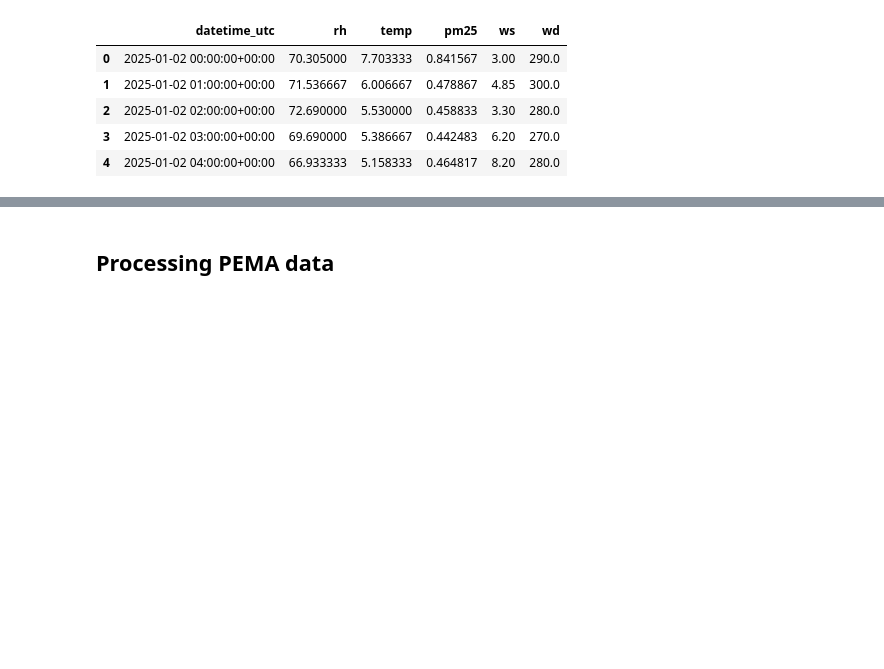
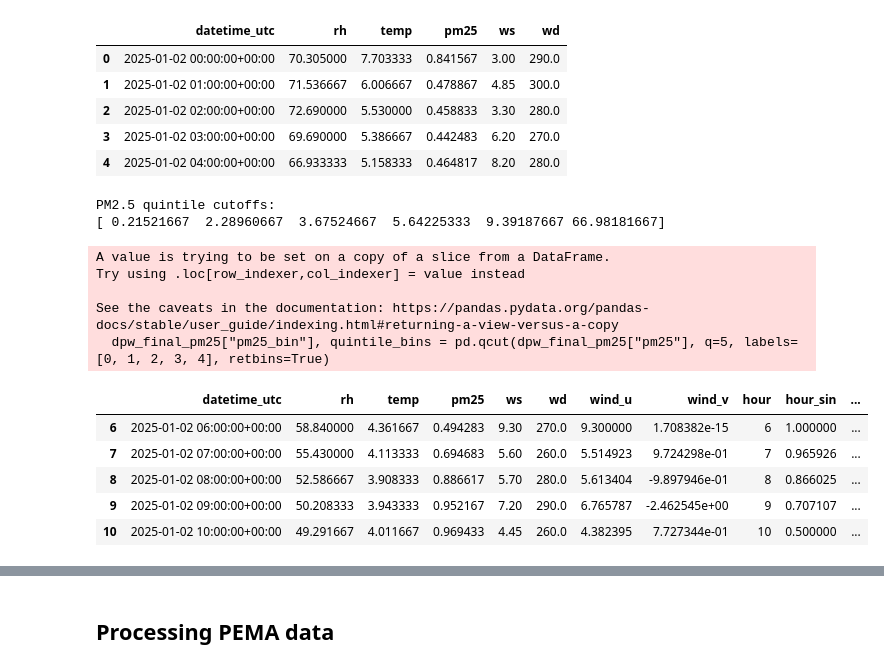
Before and after one commit to jacklardner/wind-pm-analysis, a Jupyter notebook: data cleaning.ipynb, the cells around one changed output, grey strips where cells are left out. Saved outputs shown, nothing was run; the diff lists cells and outputs as text; code cells hidden in the pictures; blank space fills up the shorter version.

```diff
--- a/data cleaning.ipynb
+++ b/data cleaning.ipynb
@@ -95,0 +93,21 @@ dpw_final_pm25.to_csv("final PM data/dpw_final_pm25.csv")
+# %%
+dpw_final_pm25.head()
+dpw_final_pm25["pm25_bin"], quintile_bins = pd.qcut(dpw_final_pm25["pm25"], q=5, labels=[0, 1, 2, 3, 4], retbins=True)
+print("PM2.5 quintile cutoffs:")
+print(quintile_bins)
+
+dpw_final_pm25.head()
+# %% [output]
+PM2.5 quintile cutoffs:
+[ 0.21521667  2.28960667  3.67524667  5.64225333  9.39187667 66.98181667]
+A value is trying to be set on a copy of a slice from a DataFrame.
+Try using .loc[row_indexer,col_indexer] = value instead
+
+See the caveats in the documentation: https://pandas.pydata.org/pandas-docs/stable/user_guide/indexing.html#returning-a-view-versus-a-copy
+  dpw_final_pm25["pm25_bin"], quintile_bins = pd.qcut(dpw_final_pm25["pm25"], q=5, labels=[0, 1, 2, 3, 4], retbins=True)
+|  | datetime_utc | rh | temp | pm25 | ws | wd | wind_u | wind_v | hour | hour_sin | ... |
+| 6 | 2025-01-02 06:00:00+00:00 | 58.840000 | 4.361667 | 0.494283 | 9.30 | 270.0 | 9.300000 | 1.708382e-15 | 6 | 1.000000 | ... |
+| 7 | 2025-01-02 07:00:00+00:00 | 55.430000 | 4.113333 | 0.694683 | 5.60 | 260.0 | 5.514923 | 9.724298e-01 | 7 | 0.965926 | ... |
+| 8 | 2025-01-02 08:00:00+00:00 | 52.586667 | 3.908333 | 0.886617 | 5.70 | 280.0 | 5.613404 | -9.897946e-01 | 8 | 0.866025 | ... |
+| 9 | 2025-01-02 09:00:00+00:00 | 50.208333 | 3.943333 | 0.952167 | 7.20 | 290.0 | 6.765787 | -2.462545e+00 | 9 | 0.707107 | ... |
+| 10 | 2025-01-02 10:00:00+00:00 | 49.291667 | 4.011667 | 0.969433 | 4.45 | 260.0 | 4.382395 | 7.727344e-01 | 10 | 0.500000 | ... |
```
Also changed, not shown: parts of 14 cells of this notebook, 4 other files.
